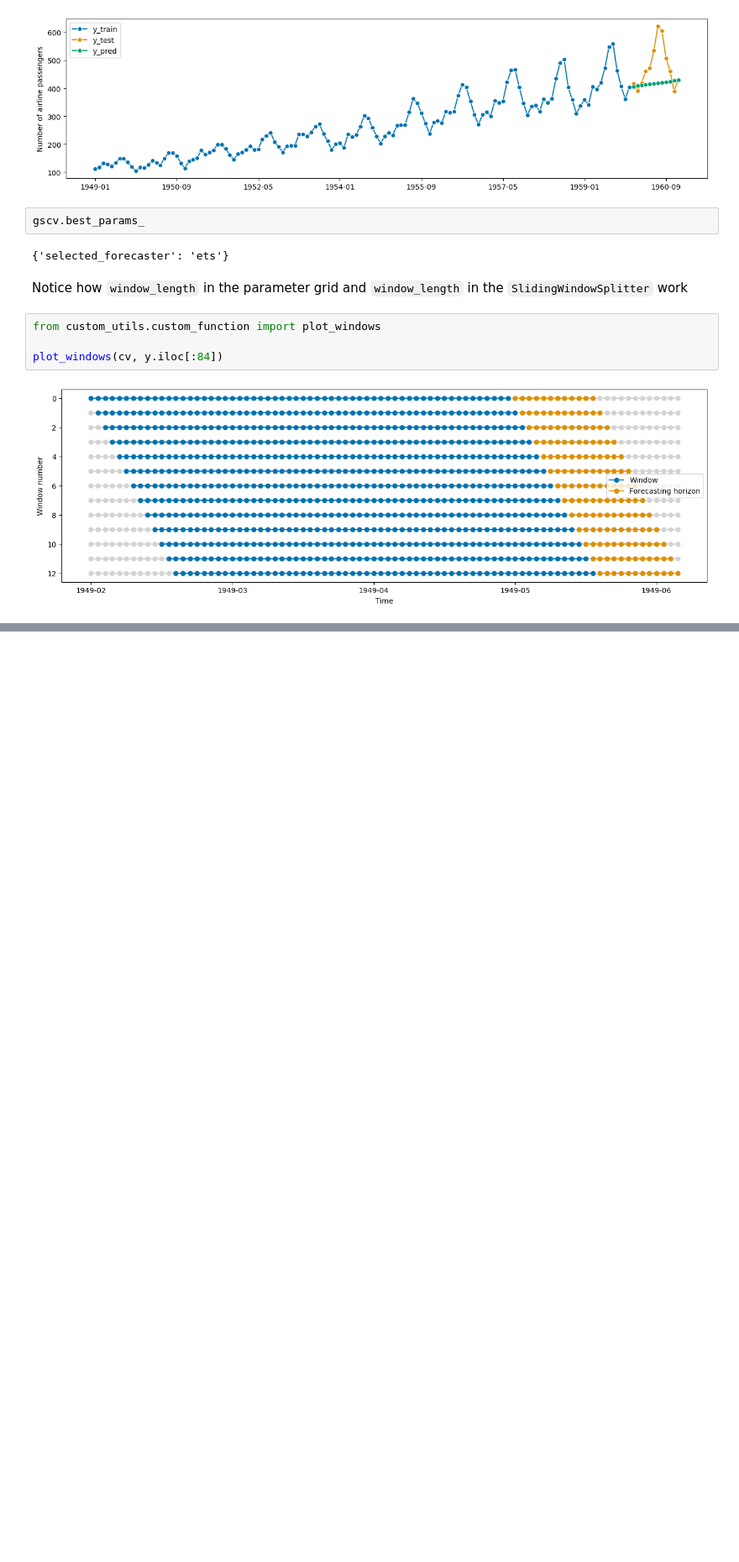
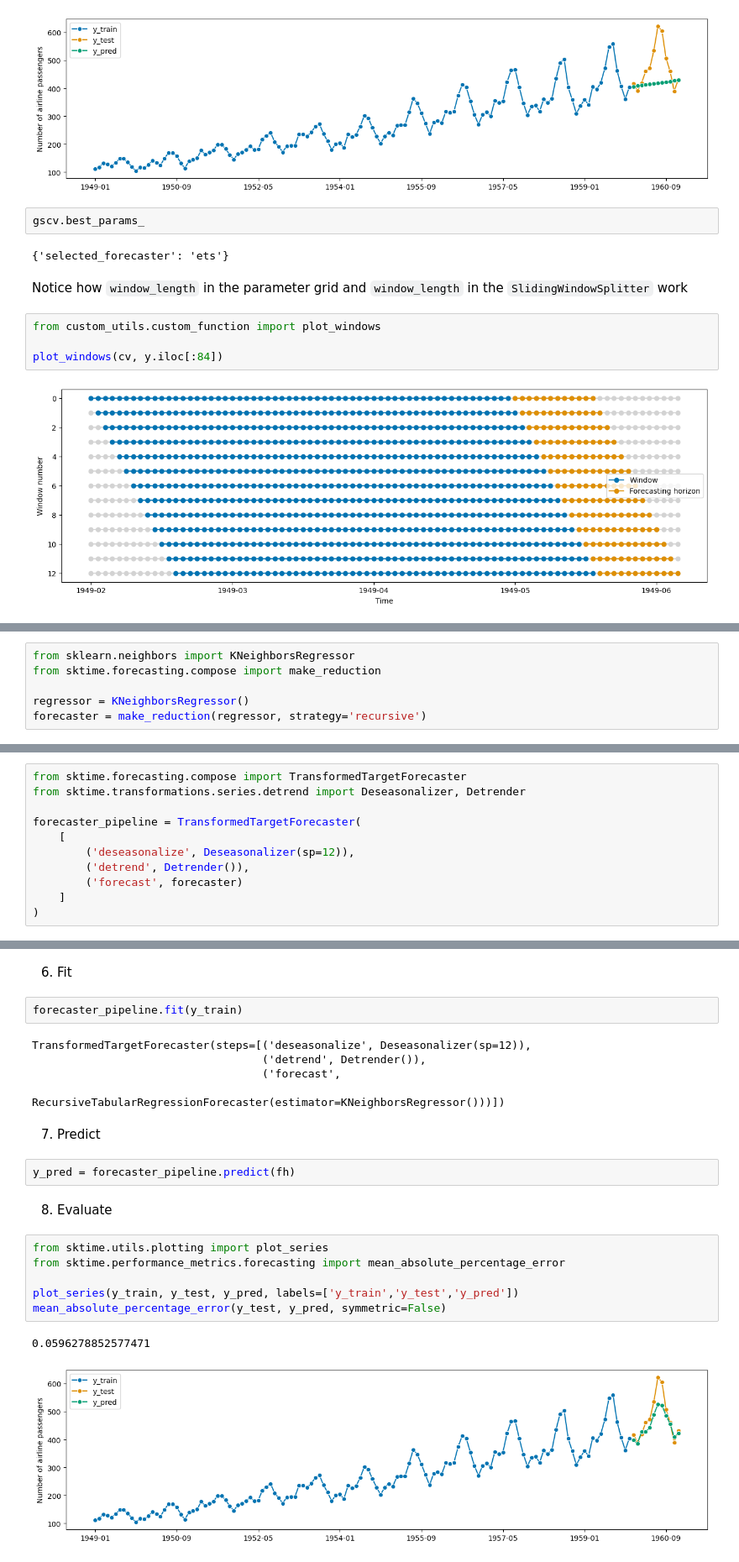
Before and after one commit to Edoch94/sktime-notes, a Jupyter notebook: 2_forecasting.ipynb, the cells around one changed output, grey strips where cells are left out. Shown at 84% size. Cells and saved outputs as stored; diff of their text form; blank space fills up the shorter version.

Commit message:
forecasting notebook completed

```diff
--- a/2_forecasting.ipynb
+++ b/2_forecasting.ipynb
@@ -619,0 +645,6 @@ plot_windows(cv, y.iloc[:84])
+# %%
+from sklearn.neighbors import KNeighborsRegressor
+from sktime.forecasting.compose import make_reduction
+
+regressor = KNeighborsRegressor()
+forecaster = make_reduction(regressor, strategy='recursive')
@@ -619,0 +653,11 @@ plot_windows(cv, y.iloc[:84])
+# %%
+from sktime.forecasting.compose import TransformedTargetForecaster
+from sktime.transformations.series.detrend import Deseasonalizer, Detrender
+
+forecaster_pipeline = TransformedTargetForecaster(
+    [
+        ('deseasonalize', Deseasonalizer(sp=12)),
+        ('detrend', Detrender()),
+        ('forecast', forecaster)
+    ]
+)
@@ -619,0 +667,24 @@ plot_windows(cv, y.iloc[:84])
+# %% [markdown]
+6. Fit
+# %%
+forecaster_pipeline.fit(y_train)
+# %% [output]
+TransformedTargetForecaster(steps=[('deseasonalize', Deseasonalizer(sp=12)),
+                                   ('detrend', Detrender()),
+                                   ('forecast',
+                                    RecursiveTabularRegressionForecaster(estimator=KNeighborsRegressor()))])
+# %% [markdown]
+7. Predict
+# %%
+y_pred = forecaster_pipeline.predict(fh)
+# %% [markdown]
+8. Evaluate
+# %%
+from sktime.utils.plotting import plot_series
+from sktime.performance_metrics.forecasting import mean_absolute_percentage_error
+
+plot_series(y_train, y_test, y_pred, labels=['y_train','y_test','y_pred'])
+mean_absolute_percentage_error(y_test, y_pred, symmetric=False)
+# %% [output]
+0.0596278852577471
+[figure, added]
```
Also changed, not shown: parts of 108 cells of this notebook.
